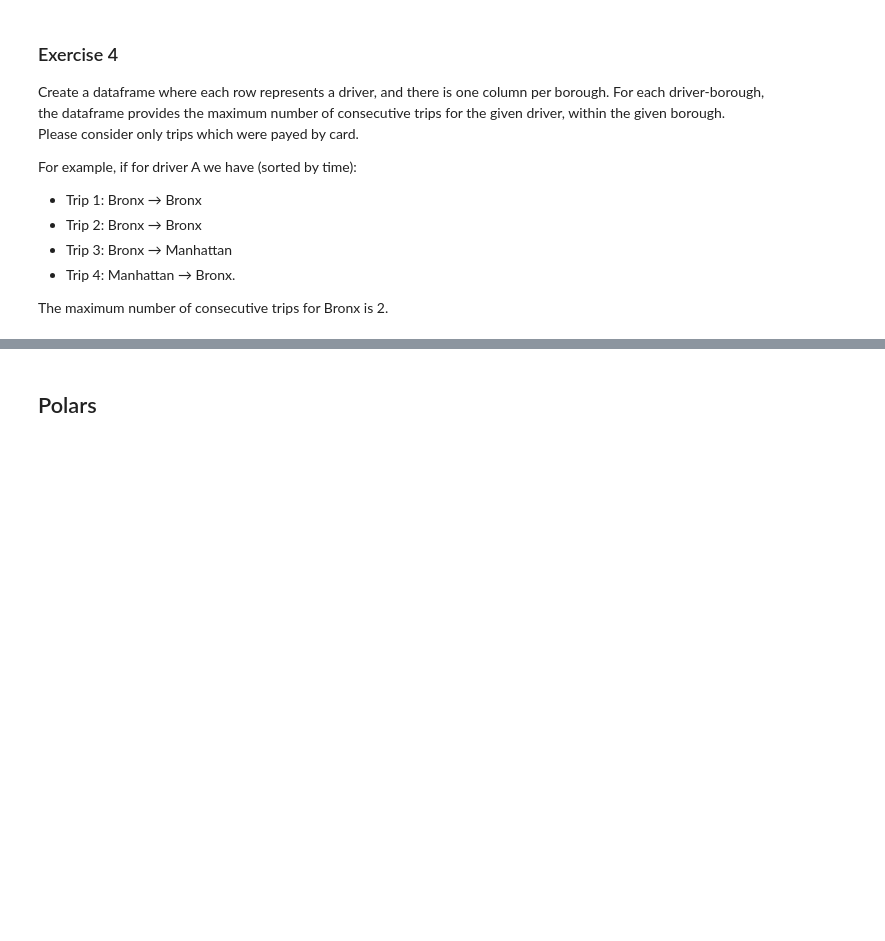
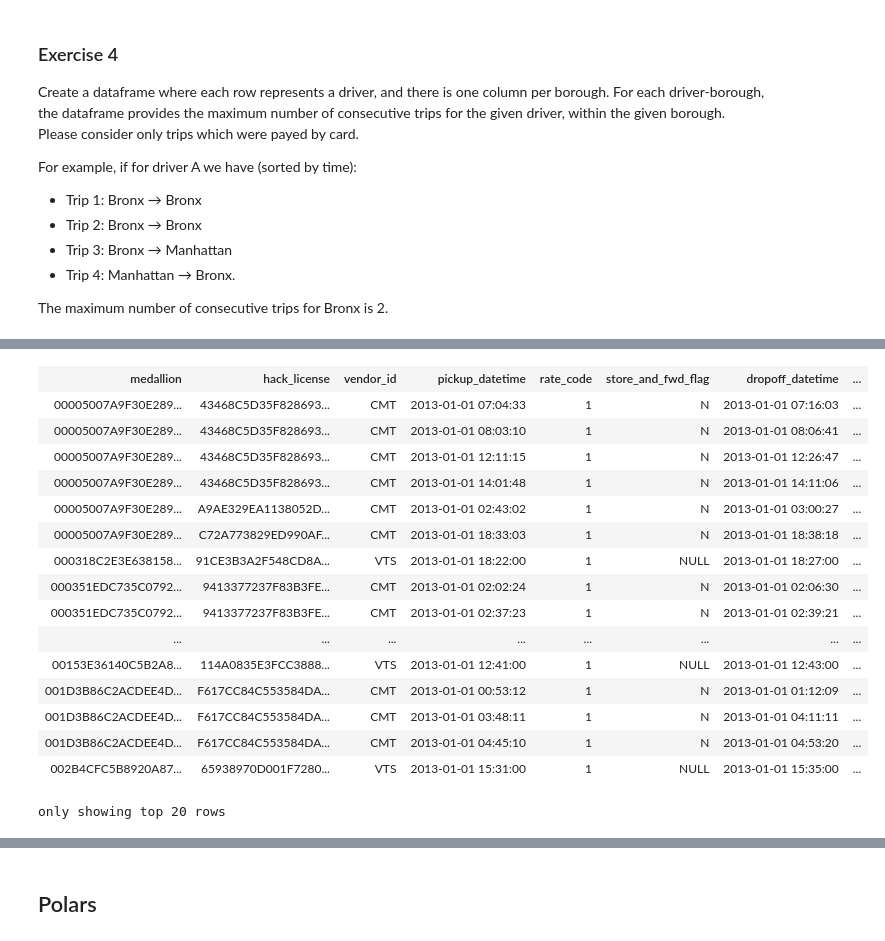
Before and after one commit to MattiaBiancini/Visual-Analytics, a Jupyter notebook: Assignment3/Assignment3.ipynb, the cells around one changed output, grey strips where cells are left out. Saved outputs shown, nothing was run; the diff lists cells and outputs as text; code cells hidden in the pictures; blank space fills up the shorter version.

```diff
--- a/Assignment3/Assignment3.ipynb
+++ b/Assignment3/Assignment3.ipynb
@@ -299,3 +331,6 @@ For example, if for driver A we have (sorted by time):
 - Trip 4: Manhattan → Bronx.
 
 The maximum number of consecutive trips for Bronx is 2.
+# %%
+trip_filtered_df
+# %% [output]
@@ -301,0 +340,17 @@ The maximum number of consecutive trips for Bronx is 2.
+| medallion | hack_license | vendor_id | pickup_datetime | rate_code | store_and_fwd_flag | dropoff_datetime | ... |
+| 00005007A9F30E289... | 43468C5D35F828693... | CMT | 2013-01-01 07:04:33 | 1 | N | 2013-01-01 07:16:03 | ... |
+| 00005007A9F30E289... | 43468C5D35F828693... | CMT | 2013-01-01 08:03:10 | 1 | N | 2013-01-01 08:06:41 | ... |
+| 00005007A9F30E289... | 43468C5D35F828693... | CMT | 2013-01-01 12:11:15 | 1 | N | 2013-01-01 12:26:47 | ... |
+| 00005007A9F30E289... | 43468C5D35F828693... | CMT | 2013-01-01 14:01:48 | 1 | N | 2013-01-01 14:11:06 | ... |
+| 00005007A9F30E289... | A9AE329EA1138052D... | CMT | 2013-01-01 02:43:02 | 1 | N | 2013-01-01 03:00:27 | ... |
+| 00005007A9F30E289... | C72A773829ED990AF... | CMT | 2013-01-01 18:33:03 | 1 | N | 2013-01-01 18:38:18 | ... |
+| 000318C2E3E638158... | 91CE3B3A2F548CD8A... | VTS | 2013-01-01 18:22:00 | 1 | NULL | 2013-01-01 18:27:00 | ... |
+| 000351EDC735C0792... | 9413377237F83B3FE... | CMT | 2013-01-01 02:02:24 | 1 | N | 2013-01-01 02:06:30 | ... |
+| 000351EDC735C0792... | 9413377237F83B3FE... | CMT | 2013-01-01 02:37:23 | 1 | N | 2013-01-01 02:39:21 | ... |
+| ... | ... | ... | ... | ... | ... | ... | ... |
+| 00153E36140C5B2A8... | 114A0835E3FCC3888... | VTS | 2013-01-01 12:41:00 | 1 | NULL | 2013-01-01 12:43:00 | ... |
+| 001D3B86C2ACDEE4D... | F617CC84C553584DA... | CMT | 2013-01-01 00:53:12 | 1 | N | 2013-01-01 01:12:09 | ... |
+| 001D3B86C2ACDEE4D... | F617CC84C553584DA... | CMT | 2013-01-01 03:48:11 | 1 | N | 2013-01-01 04:11:11 | ... |
+| 001D3B86C2ACDEE4D... | F617CC84C553584DA... | CMT | 2013-01-01 04:45:10 | 1 | N | 2013-01-01 04:53:20 | ... |
+| 002B4CFC5B8920A87... | 65938970D001F7280... | VTS | 2013-01-01 15:31:00 | 1 | NULL | 2013-01-01 15:35:00 | ... |
+only showing top 20 rows
```
Also changed, not shown: parts of 6 cells of this notebook.
